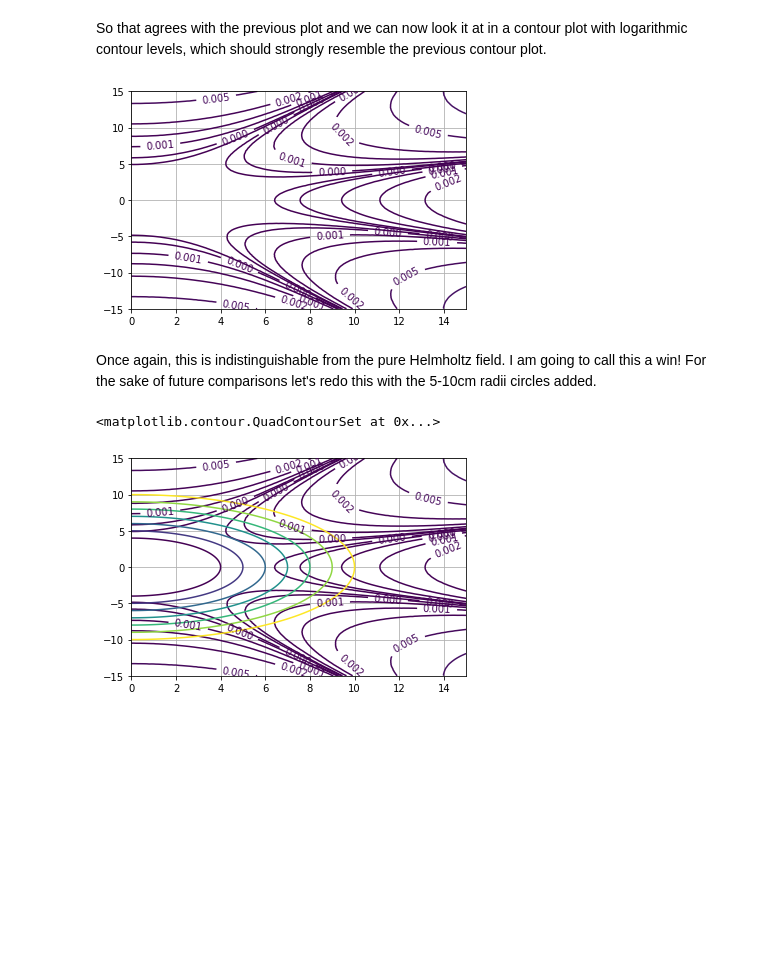
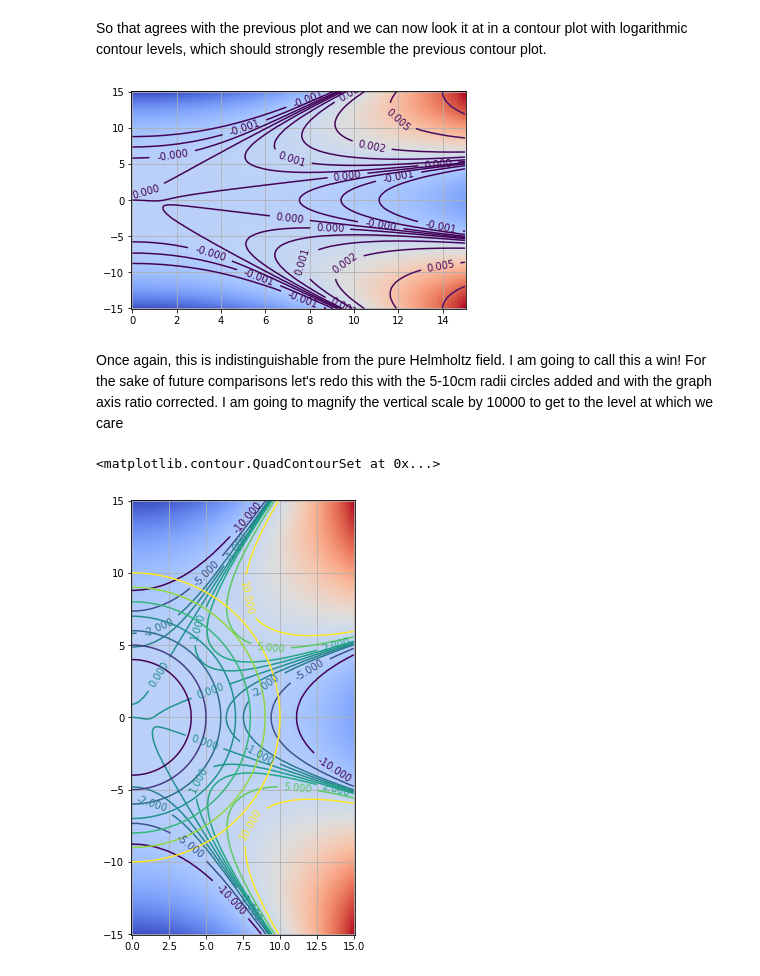
Before and after one commit to bcGitHub15/FemmHelmholtz, a Jupyter notebook: RealHelmholtzS0.ipynb, the cells around one changed output. Drawn from its saved outputs; the diff is of its cells as text; code cells hidden in the pictures; blank space fills up the shorter version.

```diff
--- a/RealHelmholtzS0.ipynb
+++ b/RealHelmholtzS0.ipynb
@@ -55,7 +55,7 @@ A more instructive view is to look at the magnitude of the difference between th
 bmag = bs0.Mag()
 B0 = bmag.u[150,0]
 bs0diff = fp.ScalarField(bmag)
-bs0diff.u = np.abs(bs0diff.u - B0 + 1e-9)
+bs0diff.u = bs0diff.u - B0
 bs0diff.u /= B0
 bs0diff.Splot(2)
 # %% [output]
@@ -64,18 +64,23 @@ bs0diff.Splot(2)
 # %% [markdown]
 So that agrees with the previous plot and we can now look it at in a contour plot with logarithmic contour levels, which should strongly resemble the previous contour plot.
 # %%
-cax = bs0diff.Cplot([1e-4,2e-4,5e-4,1e-3,2e-3,5e-3,1e-2,2e-2,5e-2,1e-1,2e-1])
+levels = [-1e-3, -5e-4, -2e-4, 0, 2e-4,5e-4,1e-3,2e-3,5e-3,1e-2,2e-2,5e-2,1e-1,2e-1]
+cax = bs0diff.Cplot(levels)
 cax.grid(axis='both')
 # %% [output]
-[figure, old version]
+[figure, new version]
 # %% [markdown]
-Once again, this is indistinguishable from the pure Helmholtz field. I am going to call this a win! For the sake of future comparisons let's redo this with the 5-10cm radii circles added.
+Once again, this is indistinguishable from the pure Helmholtz field. I am going to call this a win! For the sake of future comparisons let's redo this with the 5-10cm radii circles added and with the graph axis ratio corrected. I am going to magnify the vertical scale by 10000 to get to the level at which we care
 # %%
+bdz = fp.ScalarField(bs0diff)
+bdz.u *= 10000
+newLevels = [-10, -5, -2, -1, 0, 1, 2, 5, 10]
 rf = fp.ScalarField(bmag)
 rf.u = np.sqrt(rf.x * rf.x + rf.y * rf.y)
-cax = bs0diff.Cplot([1e-4,2e-4,5e-4,1e-3,2e-3,5e-3,1e-2,2e-2,5e-2,1e-1,2e-1])
+fig,ax = fp.plt.subplots(figsize=[4,8])
+cax = bdz.Cplot(newLevels, axpass=ax)
 cax.grid(axis='both')
 cax.contour(rf.x,rf.y,rf.u,levels=[4.0, 5.0,6,7,8,9,10])
 # %% [output]
 <matplotlib.contour.QuadContourSet at 0x...>
-[figure, old version]
+[figure, new version]
```
Also changed, not shown: parts of 10 cells of this notebook, 9 other files.
